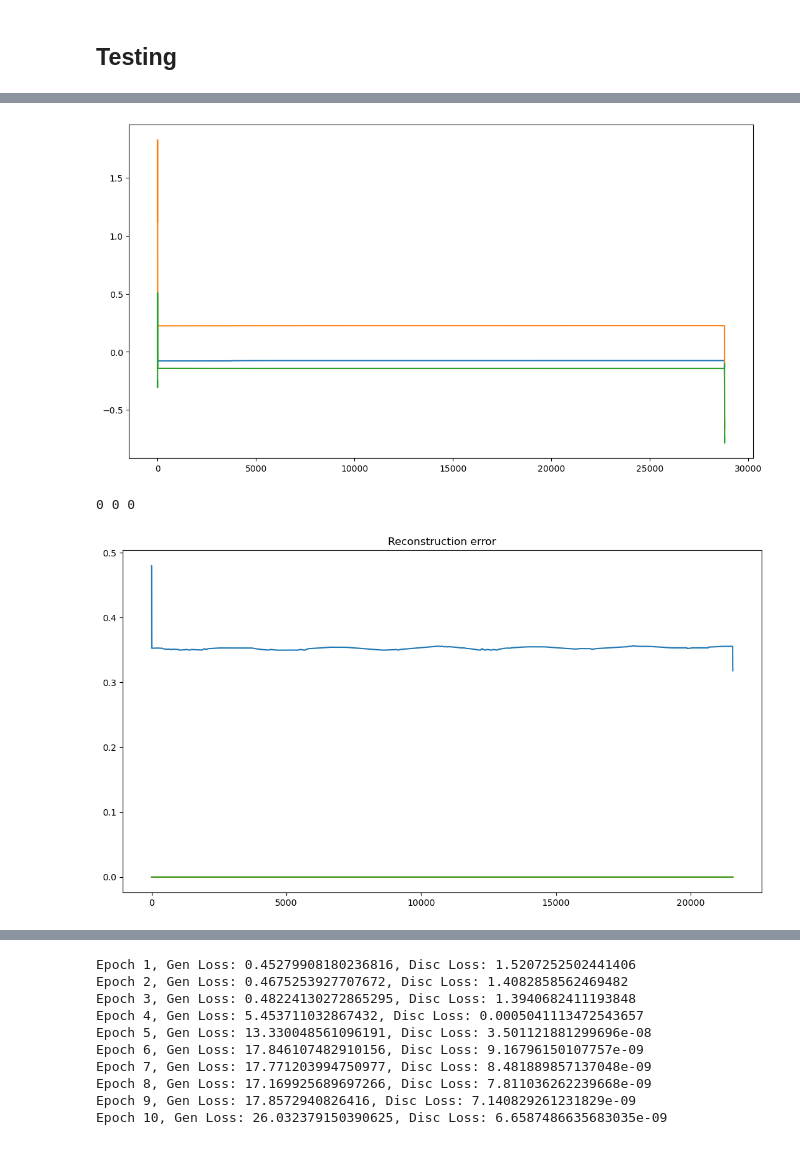
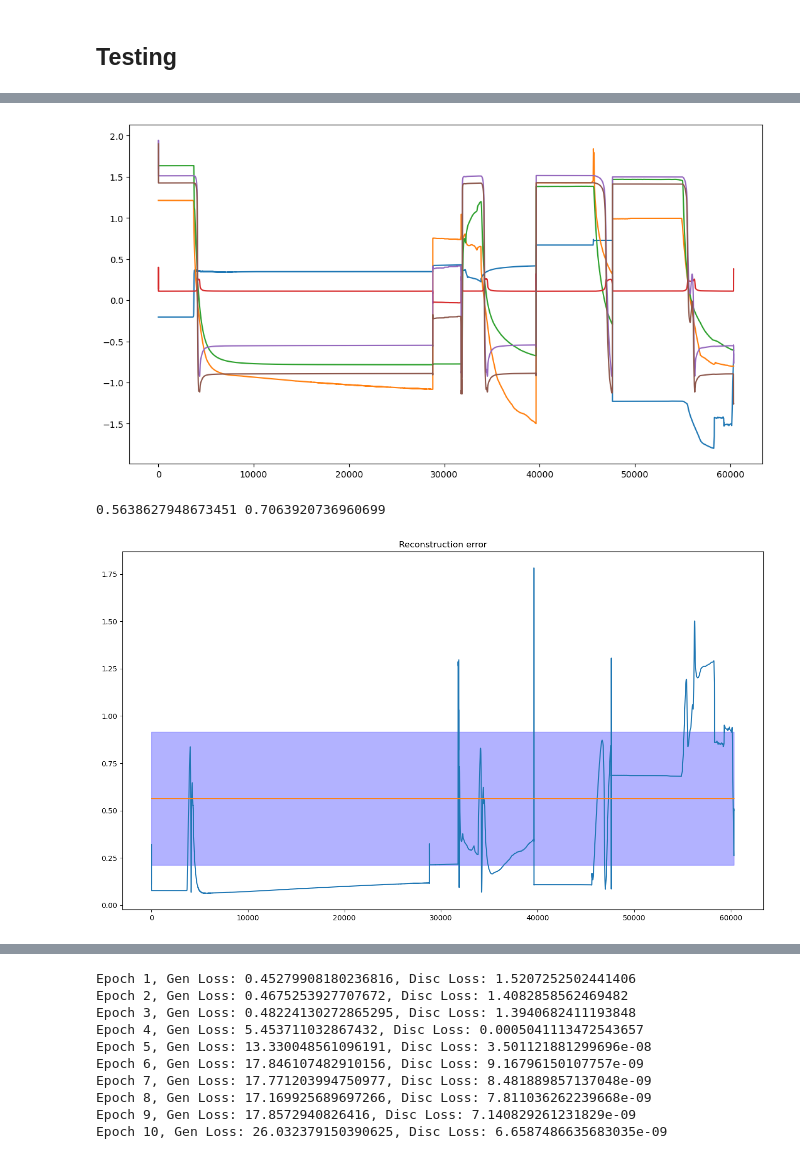
Before and after one commit to frrp16/Anomaly-Detection-Oil-and-Gas, a Jupyter notebook: code/3W/paper-4-lstm-gan-rev copy.ipynb, the cells around one changed output, grey strips where cells are left out. Drawn from its saved outputs; the diff is of its cells as text; code cells hidden in the pictures.

Commit message:
LSTM-GAN re-training

```diff
--- a/code/3W/paper-4-lstm-gan-rev copy.ipynb
+++ b/code/3W/paper-4-lstm-gan-rev copy.ipynb
@@ -611,4 +747,4 @@ merged_data_test_np_3d = convert_time_window(merged_data_test_np_scaled, 10)
 # %%
-generator_encoder = tf.keras.models.load_model("../../models/3W/LSTM-GAN/generator-encoder-v1.h5")
-generator_decoder = tf.keras.models.load_model("../../models/3W/LSTM-GAN/generator-decoder-v1.h5")
+generator_encoder = tf.keras.models.load_model("../../models/3W/LSTM-GAN/2/generator-encoder-v2-15-9-2024.h5")
+generator_decoder = tf.keras.models.load_model("../../models/3W/LSTM-GAN/2/generator-decoder-v2-15-9-2024.h5")
 # %% [output]
@@ -660,31 +773,32 @@ pred_3d_np = generator_decoder(Z_test).numpy()
+# %%
+pred_3d_np = generator_decoder(Z_test)
 # %%
-pred_2d = inverse_convert_time_window(pred_3d_np)
+pred_2d = inverse_convert_time_window(pred_3d_np.numpy())
 pred_2d_inv = scaler_test.inverse_transform(pred_2d)
 # %%
 plt.figure(figsize=(13,7))
-# plt.plot(merged_data_test_np_scaled)
+plt.plot(merged_data_test_np_scaled)
 plt.plot(pred_2d)
 # plt.legend(['C1','C2','C3','C1-rec','C2-rec','C3-rec',])
 plt.show()
 # %% [output]
-[figure, old version]
+[figure, new version]
 # %%
 r_e = calculate_reconstruction_loss(merged_data_test_np_scaled, pred_2d)
 # %%
-thres_up, thres_down, f1, y_pred = find_optimal_threshold(r_e, np.array(merged_data_test_class))
-print(thres_up, thres_down, f1)
+thres, f1, y_pred = find_optimal_threshold((r_e), np.array(merged_data_test_class))
+print(thres, f1)
 # %% [output]
-0 0 0
+0.5638627948673451 0.7063920736960699
 # %%
-# iqr = np.percentile(r_e, 75) - np.percentile(r_e, 25)
+iqr = np.percentile(r_e, 75) - np.percentile(r_e, 25)
 
-plt.figure(figsize=(13,7))
+plt.figure(figsize=(16,9))
 plt.plot(r_e)
-# plt.plot(np.full(r_e.shape[0], thres))
-plt.plot(np.full(r_e.shape[0], thres_down))
-plt.plot(np.full(r_e.shape[0], thres_up))
+plt.plot(np.full(r_e.shape[0], thres))
+xmin, xmax, ymin, ymax = plt.axis()
+plt.fill_betweenx(np.linspace(thres-iqr, thres+iqr, 100), r_e.shape[0], color='blue', alpha=0.3)
 plt.title("Reconstruction error")
-# plt.legend(["reconstruction error", "threshold"])
 plt.show()
 # %% [output]
-[figure, old version]
+[figure, new version]
```
Also changed, not shown: parts of 29 cells of this notebook, 5 other files.
